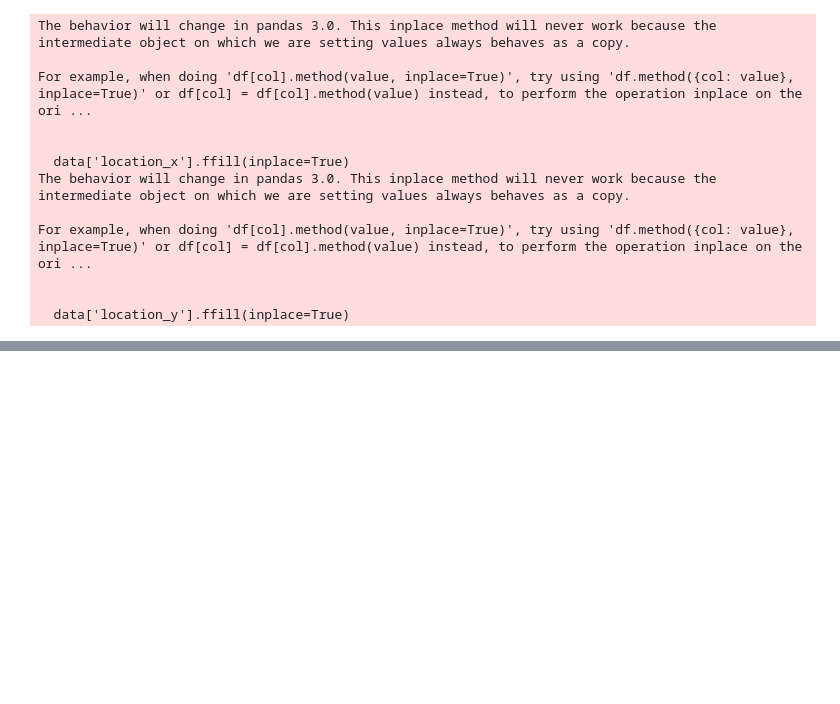
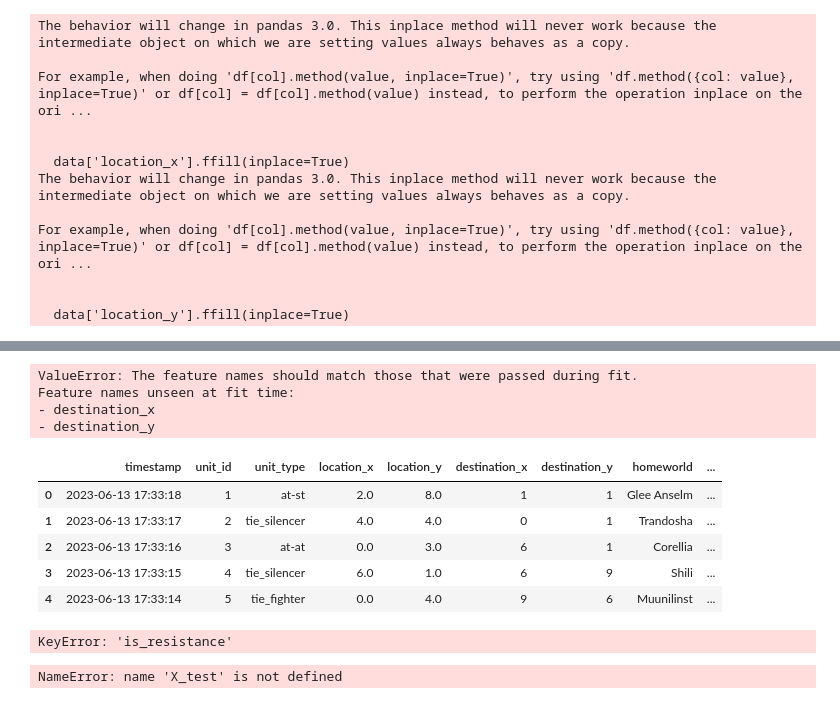
Before and after one commit to ellidelli/MachineLearning, a Jupyter notebook: realData.ipynb, the cells around one changed output, grey strips where cells are left out. Drawn from its saved outputs; the diff is of its cells as text; code cells hidden in the pictures; blank space fills up the shorter version.

```diff
--- a/realData.ipynb
+++ b/realData.ipynb
@@ -64,0 +67,3 @@ For example, when doing 'df[col].method(value, inplace=True)', try using 'df.met
+# %%
+df = pd.read_parquet('troop_movements10m.parquet')
+df.info()
@@ -64,0 +86,13 @@ For example, when doing 'df[col].method(value, inplace=True)', try using 'df.met
+# %%
+import pickle
+with open('starwars_model.pkl', 'rb') as f:
+    predictions = pickle.load(f)
+# %%
+# Get feature importances
+columns_to_encode = ['unit_type', 'homeworld']
+
+df_encoded = pd.get_dummies(df[columns_to_encode], prefix=columns_to_encode)
+
+df = pd.concat([df, df_encoded.astype(bool)], axis=1)
+
+df = df.drop(columns=columns_to_encode)
@@ -64,0 +124,23 @@ For example, when doing 'df[col].method(value, inplace=True)', try using 'df.met
+# %%
+X = pd.concat([data.iloc[:, 8:]], axis=1)
+df['predictions'] = predictions.predict(df[8:])
+y = df['predictions']
+# %% [output]
+ValueError: The feature names should match those that were passed during fit.
+Feature names unseen at fit time:
+- destination_x
+- destination_y
+# %%
+df.head()
+# %% [output]
+|  | timestamp | unit_id | unit_type | location_x | location_y | destination_x | destination_y | homeworld | ... |
+| 0 | 2023-06-13 17:33:18 | 1 | at-st | 2.0 | 8.0 | 1 | 1 | Glee Anselm | ... |
+| 1 | 2023-06-13 17:33:17 | 2 | tie_silencer | 4.0 | 4.0 | 0 | 1 | Trandosha | ... |
+| 2 | 2023-06-13 17:33:16 | 3 | at-at | 0.0 | 3.0 | 6 | 1 | Corellia | ... |
+| 3 | 2023-06-13 17:33:15 | 4 | tie_silencer | 6.0 | 1.0 | 6 | 9 | Shili | ... |
+| 4 | 2023-06-13 17:33:14 | 5 | tie_fighter | 0.0 | 4.0 | 9 | 6 | Muunilinst | ... |
+# %%
+X = pd.concat([df.iloc[:, 8:]], axis=1)
+y = df['is_resistance']
+# %% [output]
+KeyError: 'is_resistance'
@@ -64,0 +164,7 @@ For example, when doing 'df[col].method(value, inplace=True)', try using 'df.met
+# %%
+import pickle
+loaded_model = pickle.load(open('starwars_model.pkl', 'rb'))
+result = loaded_model.score(X_test, Y_test)
+print(result)
+# %% [output]
+NameError: name 'X_test' is not defined
```
Also changed, not shown: parts of 8 cells of this notebook, 3 other files.
